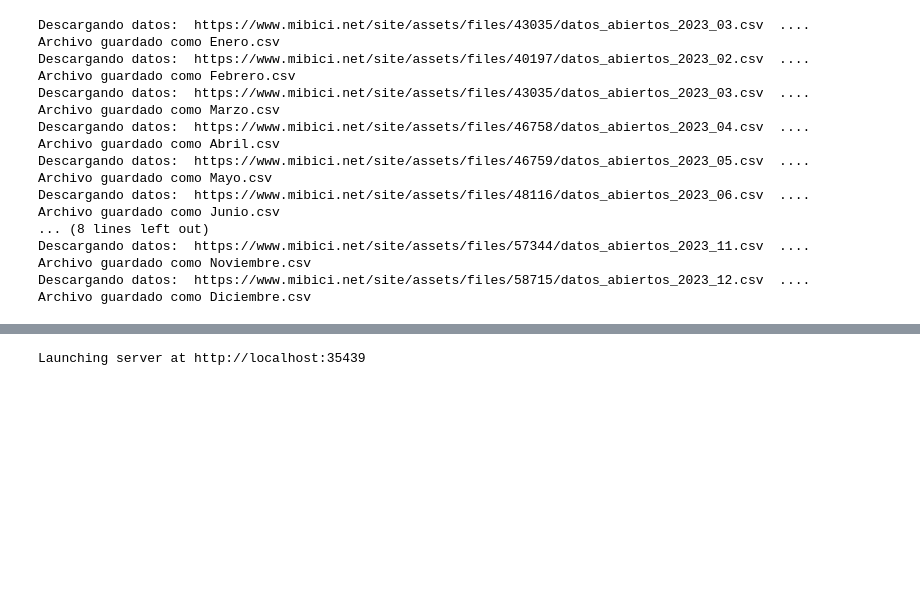
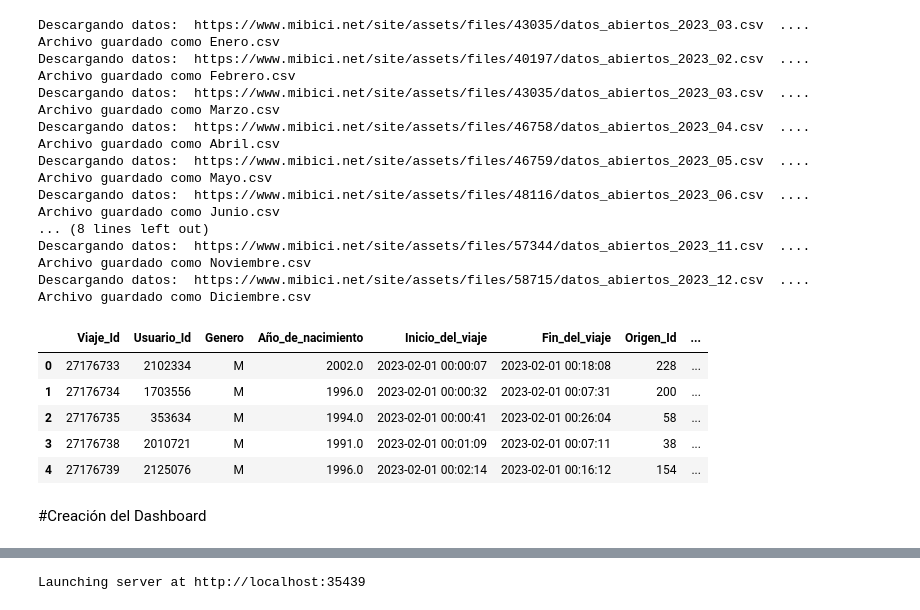
Before and after one commit to SofiaRguez1020/Topicos_Industria_I, a Jupyter notebook: Proyecto_SofiaRodriguez__AlejandraTrujillo.ipynb, the cells around one changed output, grey strips where cells are left out. Saved outputs shown, nothing was run; the diff lists cells and outputs as text; code cells hidden in the pictures; blank space fills up the shorter version.

```diff
--- a/Proyecto_SofiaRodriguez__AlejandraTrujillo.ipynb
+++ b/Proyecto_SofiaRodriguez__AlejandraTrujillo.ipynb
@@ -62,3 +50,17 @@ def getDF(path):
+# %%
+def getDF(path):
+  df = pd.DataFrame()
+  #Iterar sobre los archivos contenidos en el folder
+  for archivo in os.listdir(path):
+    #Extraemos el nombre del mes
+    mes = archivo.split('.')[0]
+
+    #Guardamos datos del archivo en un df temporal
+    temp_df = pd.read_csv(os.path.join(path, archivo), encoding='iso-8859-1')
+    temp_df['Mes'] = mes
+    #combinamos los dataframes
+    df = pd.concat([df, temp_df], ignore_index=True)
+  return df
 # %% [markdown]
 #Obtener datos de MiBici
 # %%
@@ -124,5 +122,18 @@ Descargando datos:  https://www.mibici.net/site/assets/files/58715/datos_abierto
 Archivo guardado como Diciembre.csv
 # %%
 #Procederemos a guardar en 1 Dataframe y conmbinarlos en 1 solo archivo
+data = getDF(r'MiBici/')
+# %%
+#Verificamos los datos
+data.head()
+# %% [output]
+|  | Viaje_Id | Usuario_Id | Genero | Año_de_nacimiento | Inicio_del_viaje | Fin_del_viaje | Origen_Id | ... |
+| 0 | 27176733 | 2102334 | M | 2002.0 | 2023-02-01 00:00:07 | 2023-02-01 00:18:08 | 228 | ... |
+| 1 | 27176734 | 1703556 | M | 1996.0 | 2023-02-01 00:00:32 | 2023-02-01 00:07:31 | 200 | ... |
+| 2 | 27176735 | 353634 | M | 1994.0 | 2023-02-01 00:00:41 | 2023-02-01 00:26:04 | 58 | ... |
+| 3 | 27176738 | 2010721 | M | 1991.0 | 2023-02-01 00:01:09 | 2023-02-01 00:07:11 | 38 | ... |
+| 4 | 27176739 | 2125076 | M | 1996.0 | 2023-02-01 00:02:14 | 2023-02-01 00:16:12 | 154 | ... |
+# %% [markdown]
+#Creación del Dashboard
 # %%
 pn.extension()
```
Also changed, not shown: parts of 4 cells of this notebook.
